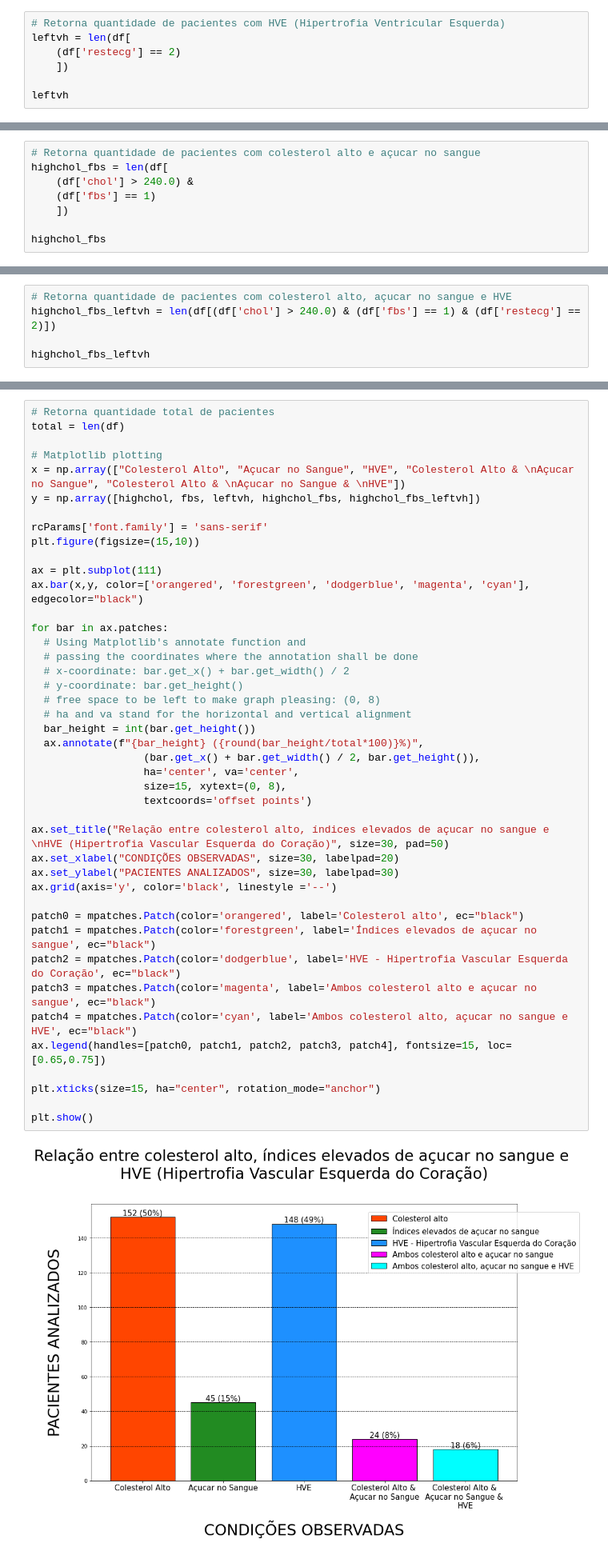
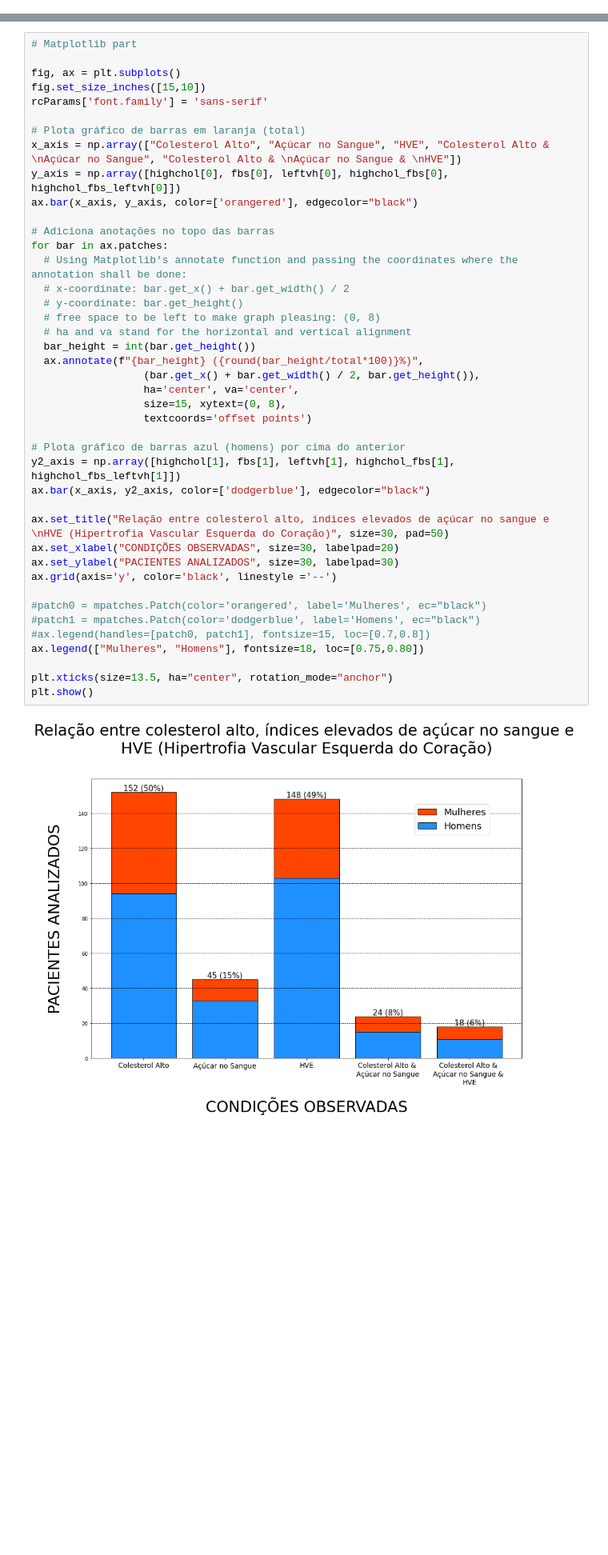
Before and after one commit to edu-Fender/medical-analysis, a Jupyter notebook: plot.ipynb, the cells around one changed output, grey strips where cells are left out. Shown: that part at 80% size. Drawn from its saved outputs; the diff is of its cells as text; blank space fills up the shorter version.

```diff
--- a/plot.ipynb
+++ b/plot.ipynb
@@ -46,7 +67,0 @@ fbs
-# %%
-# Retorna quantidade de pacientes com HVE (Hipertrofia Ventricular Esquerda)
-leftvh = len(df[
-    (df['restecg'] == 2)
-    ])
-
-leftvh
@@ -55,8 +67,0 @@ leftvh
-# %%
-# Retorna quantidade de pacientes com colesterol alto e açucar no sangue
-highchol_fbs = len(df[
-    (df['chol'] > 240.0) &
-    (df['fbs'] == 1)
-    ])
-
-highchol_fbs
@@ -65,5 +67,0 @@ highchol_fbs
-# %%
-# Retorna quantidade de pacientes com colesterol alto, açucar no sangue e HVE
-highchol_fbs_leftvh = len(df[(df['chol'] > 240.0) & (df['fbs'] == 1) & (df['restecg'] == 2)])
-
-highchol_fbs_leftvh
@@ -72,46 +68,45 @@ highchol_fbs_leftvh
 # %%
-# Retorna quantidade total de pacientes
-total = len(df)
+# Matplotlib part
 
-# Matplotlib plotting
-x = np.array(["Colesterol Alto", "Açucar no Sangue", "HVE", "Colesterol Alto & \nAçucar no Sangue", "Colesterol Alto & \nAçucar no Sangue & \nHVE"])
-y = np.array([highchol, fbs, leftvh, highchol_fbs, highchol_fbs_leftvh])
+fig, ax = plt.subplots()
+fig.set_size_inches([15,10])
+rcParams['font.family'] = 'sans-serif'
 
-rcParams['font.family'] = 'sans-serif'
-plt.figure(figsize=(15,10))
+# Plota gráfico de barras em laranja (total)
+x_axis = np.array(["Colesterol Alto", "Açúcar no Sangue", "HVE", "Colesterol Alto & \nAçúcar no Sangue", "Colesterol Alto & \nAçúcar no Sangue & \nHVE"])
+y_axis = np.array([highchol[0], fbs[0], leftvh[0], highchol_fbs[0], highchol_fbs_leftvh[0]])
+ax.bar(x_axis, y_axis, color=['orangered'], edgecolor="black")
 
-ax = plt.subplot(111)
-ax.bar(x,y, color=['orangered', 'forestgreen', 'dodgerblue', 'magenta', 'cyan'], edgecolor="black")
-
+# Adiciona anotações no topo das barras
 for bar in ax.patches:
-  # Using Matplotlib's annotate function and
-  # passing the coordinates where the annotation shall be done
+  # Using Matplotlib's annotate function and passing the coordinates where the annotation shall be done:
   # x-coordinate: bar.get_x() + bar.get_width() / 2
   # y-coordinate: bar.get_height()
   # free space to be left to make graph pleasing: (0, 8)
   # ha and va stand for the horizontal and vertical alignment
   bar_height = int(bar.get_height())
   ax.annotate(f"{bar_height} ({round(bar_height/total*100)}%)",
                   (bar.get_x() + bar.get_width() / 2, bar.get_height()),
                   ha='center', va='center',
                   size=15, xytext=(0, 8),
                   textcoords='offset points')
 
-ax.set_title("Relação entre colesterol alto, índices elevados de açucar no sangue e \nHVE (Hipertrofia Vascular Esquerda do Coração)", size=30, pad=50)
+# Plota gráfico de barras azul (homens) por cima do anterior
+y2_axis = np.array([highchol[1], fbs[1], leftvh[1], highchol_fbs[1], highchol_fbs_leftvh[1]])
+ax.bar(x_axis, y2_axis, color=['dodgerblue'], edgecolor="black")
+
+ax.set_title("Relação entre colesterol alto, índices elevados de açúcar no sangue e \nHVE (Hipertrofia Vascular Esquerda do Coração)", size=30, pad=50)
 ax.set_xlabel("CONDIÇÕES OBSERVADAS", size=30, labelpad=20)
 ax.set_ylabel("PACIENTES ANALIZADOS", size=30, labelpad=30)
 ax.grid(axis='y', color='black', linestyle ='--')
 
-patch0 = mpatches.Patch(color='orangered', label='Colesterol alto', ec="black")
-patch1 = mpatches.Patch(color='forestgreen', label='Índices elevados de açucar no sangue', ec="black")
-patch2 = mpatches.Patch(color='dodgerblue', label='HVE - Hipertrofia Vascular Esquerda do Coração', ec="black")
-patch3 = mpatches.Patch(color='magenta', label='Ambos colesterol alto e açucar no sangue', ec="black")
-patch4 = mpatches.Patch(color='cyan', label='Ambos colesterol alto, açucar no sangue e HVE', ec="black")
-ax.legend(handles=[patch0, patch1, patch2, patch3, patch4], fontsize=15, loc=[0.65,0.75])
+#patch0 = mpatches.Patch(color='orangered', label='Mulheres', ec="black")
+#patch1 = mpatches.Patch(color='dodgerblue', label='Homens', ec="black")
+#ax.legend(handles=[patch0, patch1], fontsize=15, loc=[0.7,0.8])
+ax.legend(["Mulheres", "Homens"], fontsize=18, loc=[0.75,0.80])
 
-plt.xticks(size=15, ha="center", rotation_mode="anchor")
-
+plt.xticks(size=13.5, ha="center", rotation_mode="anchor")
 plt.show()
 # %% [output]
-[figure, old version]
+[figure, new version]
 # %%
```
Also changed, not shown: parts of 7 cells of this notebook, 2 other files.
